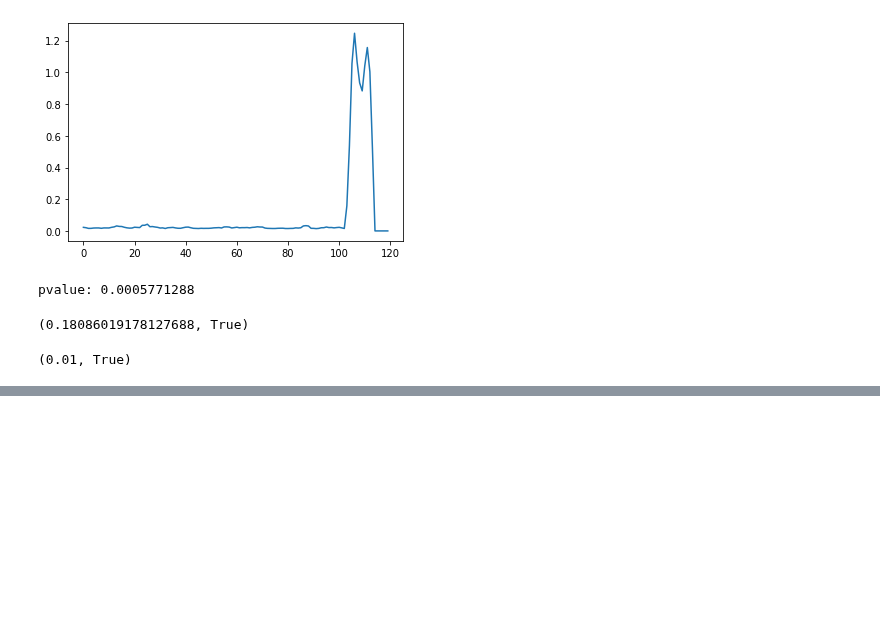
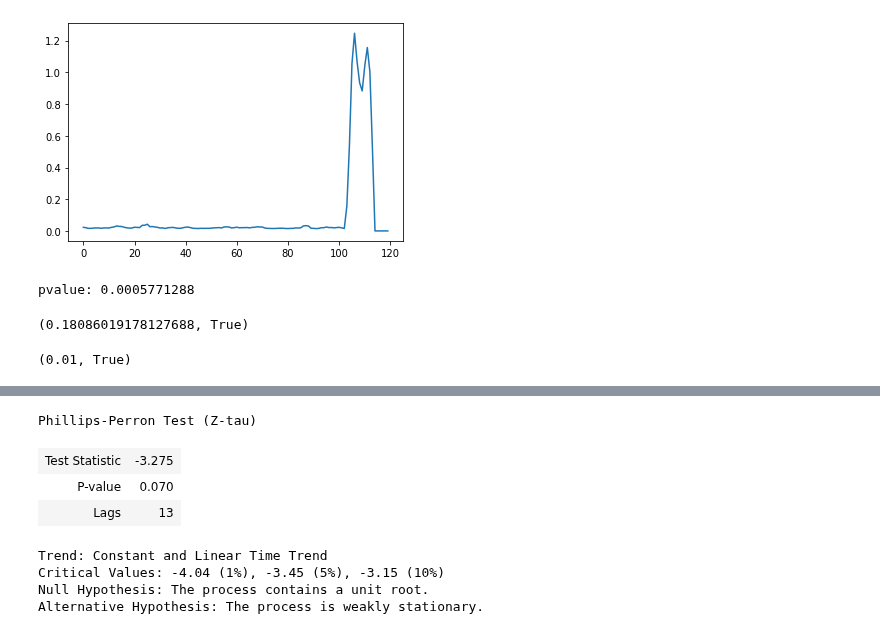
Before and after one commit to ai4sre/meltria-analyzer, a Jupyter notebook: notebooks/verify_adf_test.ipynb, the cells around one changed output, grey strips where cells are left out. Saved outputs shown, nothing was run; the diff lists cells and outputs as text; code cells hidden in the pictures; blank space fills up the shorter version.

```diff
--- a/notebooks/verify_adf_test.ipynb
+++ b/notebooks/verify_adf_test.ipynb
@@ -474,0 +501,13 @@ pmdarima.arima.PPTest(alpha=0.01).should_diff(misdetected_series2)
+# %%
+from arch.unitroot import PhillipsPerron
+
+PhillipsPerron(misdetected_series2, trend='ct')
+# %% [output]
+Phillips-Perron Test (Z-tau)
+| Test Statistic | -3.275 |
+| P-value | 0.070 |
+| Lags | 13 |
+Trend: Constant and Linear Time Trend
+Critical Values: -4.04 (1%), -3.45 (5%), -3.15 (10%)
+Null Hypothesis: The process contains a unit root.
+Alternative Hypothesis: The process is weakly stationary.
```
Also changed, not shown: parts of 4 cells of this notebook.
